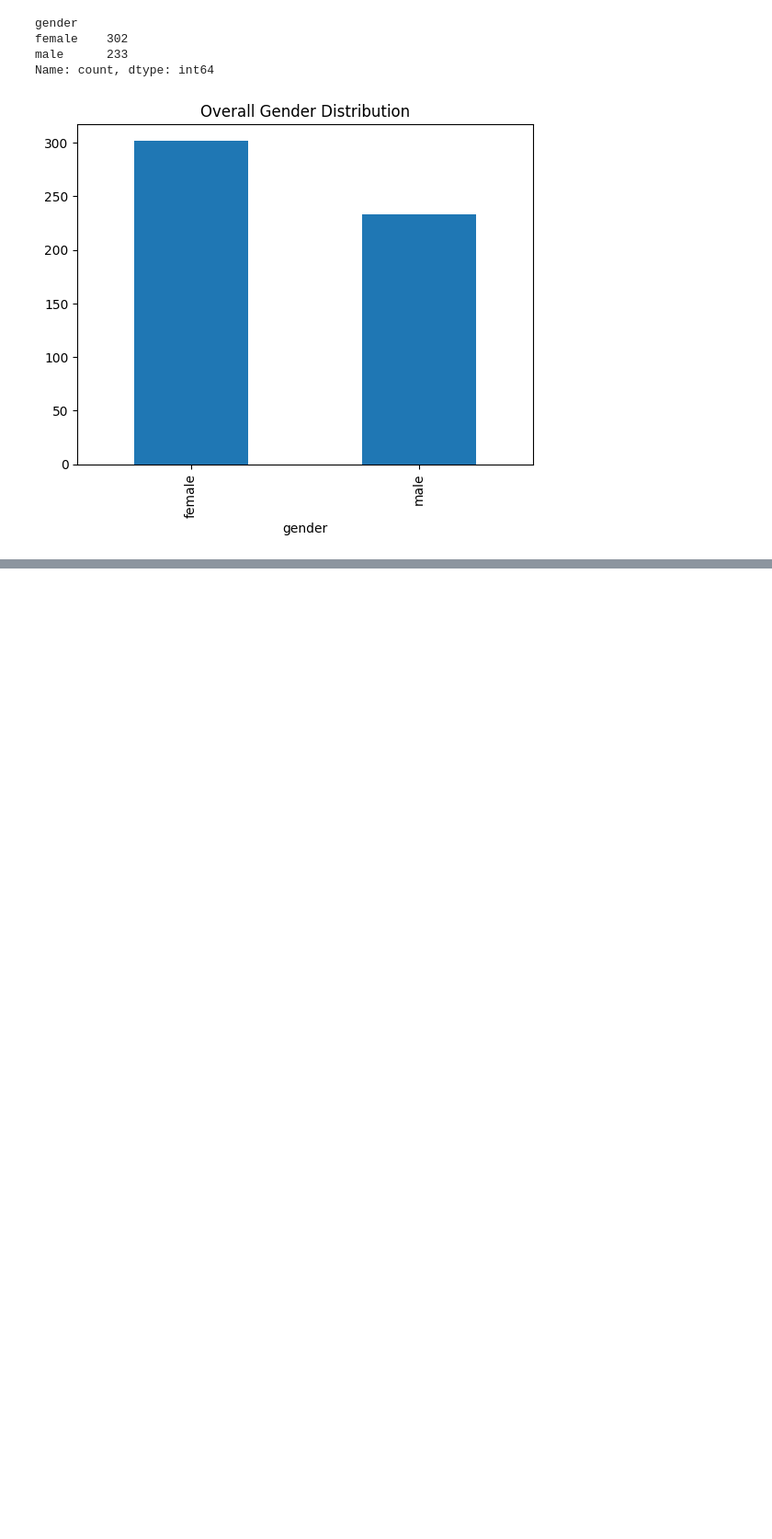
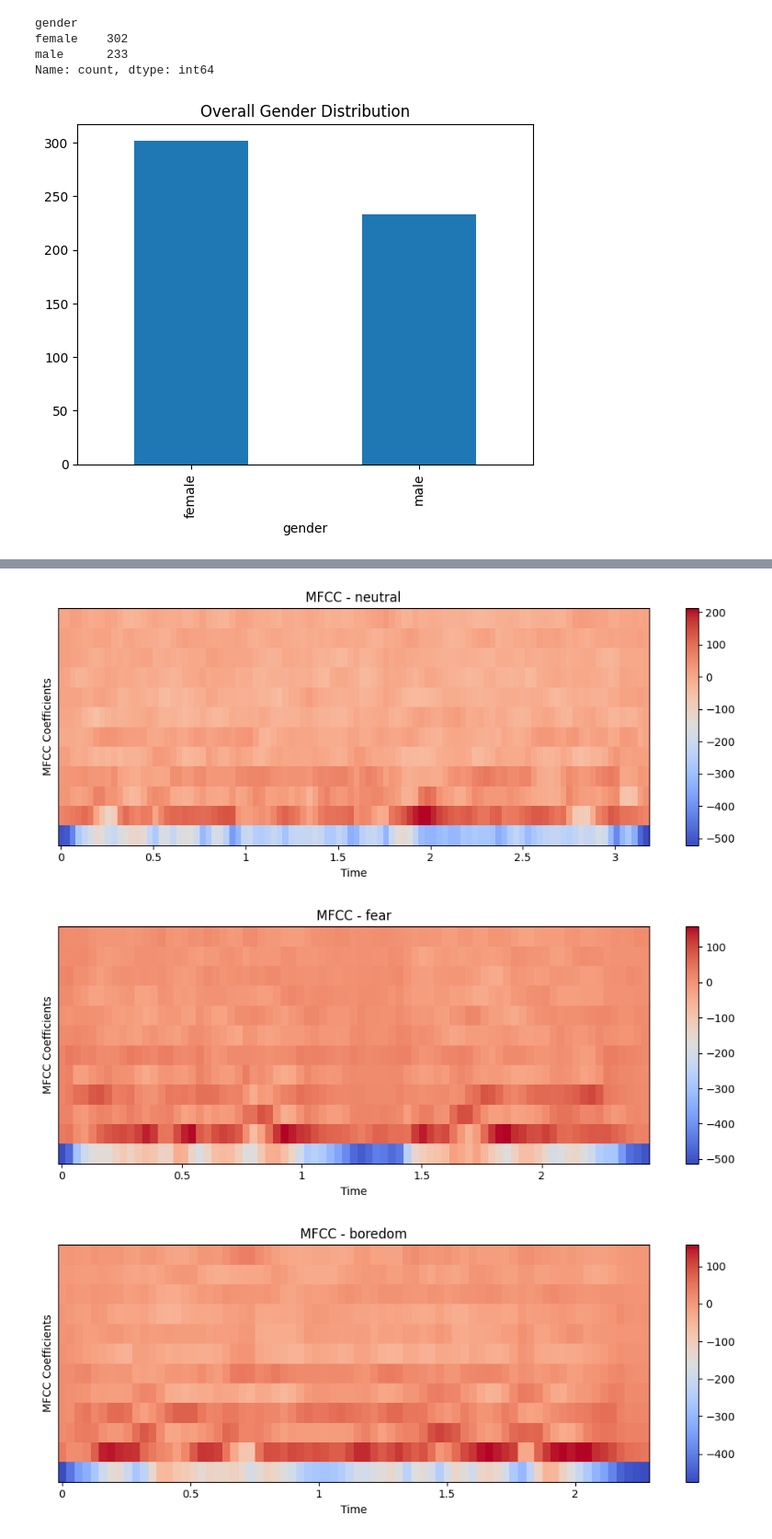
Before and after one commit to Nida05/ssp_project, a Jupyter notebook: codes/mfcc.ipynb, the cells around one changed output, grey strips where cells are left out. Shown at 92% size. Saved outputs shown, nothing was run; the diff lists cells and outputs as text; code cells hidden in the pictures; blank space fills up the shorter version.

```diff
--- a/codes/mfcc.ipynb
+++ b/codes/mfcc.ipynb
@@ -184,7 +196,7 @@ Class distribution: Counter({'angry': 127, 'neutral': 90, 'fear': 90, 'boredom':
 # %%
-# Extracting mfcc
+# Extracting mfcc on entire speech signal
 
-def extract_mfcc(signal, sr=16000, n_mfcc=13, max_len=200):
+def extract_mfcc(signal, sr=16000, n_mfcc=26, max_len=200):
 
     # Normalize
     if np.max(np.abs(signal)) > 0:
@@ -291,0 +304,35 @@ weighted avg       0.77      0.77      0.76       134
+# %%
+import os
+import librosa
+import librosa.display
+import matplotlib.pyplot as plt
+
+# Pick one sample per emotion
+sample_files = {}
+
+for emotion in df["emotion"].unique():
+    file_row = df[df["emotion"] == emotion].iloc[0]
+    sample_files[emotion] = os.path.join(emodb_path, file_row["file"])
+
+
+# Plot MFCCs
+for emotion, file_path in sample_files.items():
+
+    signal, sr = librosa.load(file_path, sr=16000)
+
+    mfcc = librosa.feature.mfcc(y=signal, sr=sr, n_mfcc=12)
+
+    plt.figure(figsize=(10, 4))
+    librosa.display.specshow(mfcc, x_axis='time', sr=sr)
+    plt.colorbar()
+
+    plt.title(f"MFCC - {emotion}")
+    plt.xlabel("Time")
+    plt.ylabel("MFCC Coefficients")
+
+    plt.tight_layout()
+    plt.show()
+# %% [output]
+[figure, added]
+[figure, added]
+[figure, added]
```
Also changed, not shown: parts of 10 cells of this notebook.
